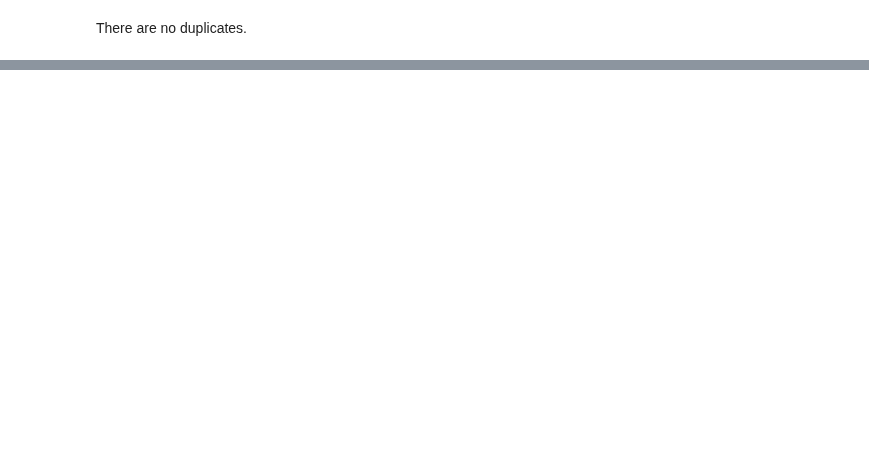
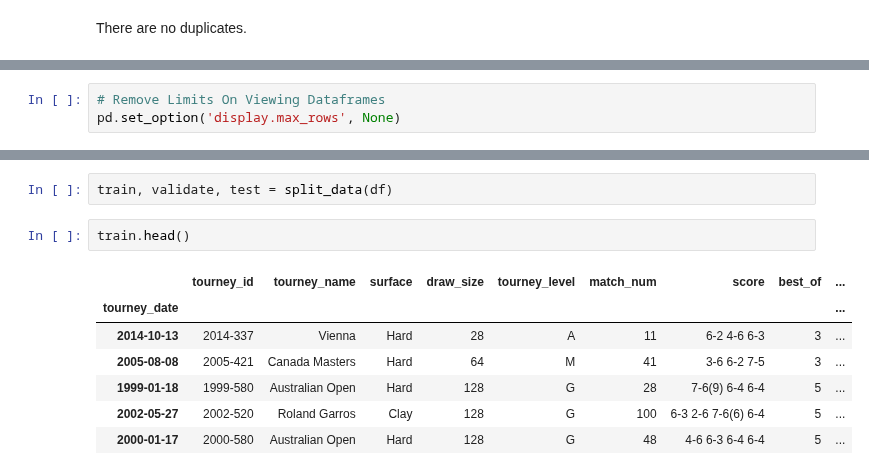
Before and after one commit to Racket-Science/Tennis-Match-Predictions, a Jupyter notebook: Notebooks/Whitaker_Working_Notebook.ipynb, the cells around one changed output, grey strips where cells are left out. Drawn from its saved outputs; the diff is of its cells as text; blank space fills up the shorter version.

Commit message:
split

```diff
--- a/Notebooks/Whitaker_Working_Notebook.ipynb
+++ b/Notebooks/Whitaker_Working_Notebook.ipynb
@@ -346,0 +250,3 @@ saa, sk, by, saa, ts
+# %%
+# Remove Limits On Viewing Dataframes
+pd.set_option('display.max_rows', None)
@@ -346,0 +273,12 @@ saa, sk, by, saa, ts
+# %%
+train, validate, test = split_data(df)
+# %%
+train.head()
+# %% [output]
+|  | tourney_id | tourney_name | surface | draw_size | tourney_level | match_num | score | best_of | ... |
+| tourney_date |  |  |  |  |  |  |  |  | ... |
+| 2014-10-13 | 2014-337 | Vienna | Hard | 28 | A | 11 | 6-2 4-6 6-3 | 3 | ... |
+| 2005-08-08 | 2005-421 | Canada Masters | Hard | 64 | M | 41 | 3-6 6-2 7-5 | 3 | ... |
+| 1999-01-18 | 1999-580 | Australian Open | Hard | 128 | G | 28 | 7-6(9) 6-4 6-4 | 5 | ... |
+| 2002-05-27 | 2002-520 | Roland Garros | Clay | 128 | G | 100 | 6-3 2-6 7-6(6) 6-4 | 5 | ... |
+| 2000-01-17 | 2000-580 | Australian Open | Hard | 128 | G | 48 | 4-6 6-3 6-4 6-4 | 5 | ... |
```
Also changed, not shown: parts of 70 cells of this notebook.
